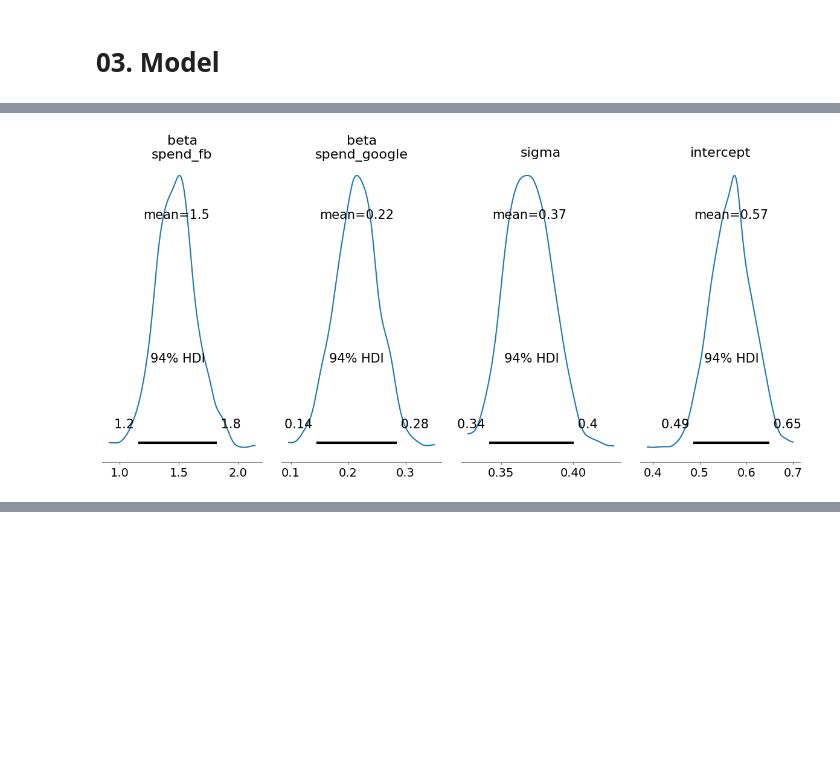
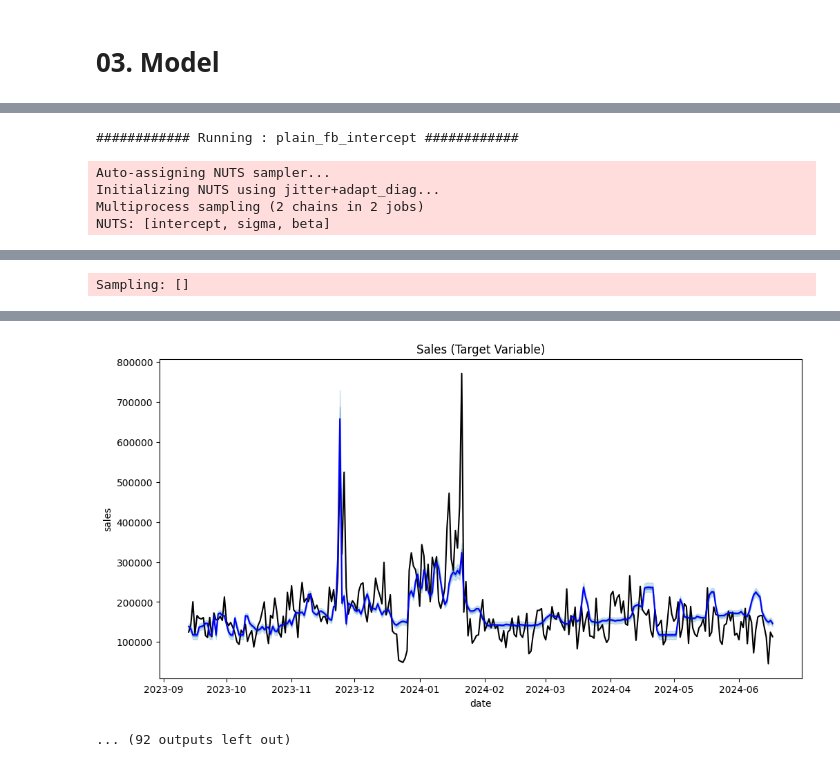
Before and after one commit to mkelk/mma_experiments, a Jupyter notebook: Mongine/01_simple_driving.ipynb, the cells around one changed output, grey strips where cells are left out. Cells and saved outputs as stored; diff of their text form; code cells hidden in the pictures; blank space fills up the shorter version.

Commit message:
show different models systematically

```diff
--- a/Mongine/01_simple_driving.ipynb
+++ b/Mongine/01_simple_driving.ipynb
@@ -75,9 +53,13 @@ df[["spend_fb", "spend_google", "sales"]].plot(ax=ax)
 # %% [markdown]
 # 03. Model
 # %%
-# mmm = MMMFbGoogleMetrics(data, fb_metric="clicks_fb", google_metric="clicks_google")
+# mmm = MMMFbGoogleMetrics(data, channelnames=["spend_fb", "spend_google"], fb_metric="clicks_fb", google_metric="clicks_google")
 # mmm = MMMFbGoogleMetrics(data, fb_metric="purchases_fb", google_metric="clicks_google")
-mmm = MMMChannelsStraight(data, channelnames=["spend_fb", "spend_google"], allowIntercept=True)
+# mmm = MMMChannelsStraight(data, channelnames=["spend_fb", "spend_google"])
+mmm = MMMChannelsStraight(data, channelnames=["spend_google"], allowIntercept=False)
+# mmm = MMMChannelsStraightConfounder(data, channelnames=["spend_fb", "spend_google"])
+# mmm = MMMChannelsStraight(data, ["spend_fb", "spend_google"], allowIntercept=True, allowAdstockAndSat=True)
+
 mmm.define_model()
 # %%
 mmm.fit()
@@ -106,4 +70,33 @@ Sampling: []
 # %%
 mmm.plot_parm_dist()
-# %% [output]
-[figure, removed]
+# %%
+def run_and_show_model(mmm, name):
+    print(f"############ Running : {name} ############")
+    mmm.define_model()
+    mmm.fit()
+    graph = pm.model_to_graphviz(model=mmm.model)
+    display(graph)
+    mmm.plot_posterior_predictive()
+    plt.show()
+    mmm.plot_parm_dist()
+    plt.show()
+# %%
+models = {
+    "plain_fb_intercept": MMMChannelsStraight(data, channelnames=["spend_fb"], allowIntercept=True),
+    "plain_google_intercept": MMMChannelsStraight(data, channelnames=["spend_google"], allowIntercept=True),
+    "plain_fb_google": MMMChannelsStraight(data, channelnames=["spend_fb", "spend_google"], allowIntercept=False),
+    "plain_fb_google_intercept": MMMChannelsStraight(data, channelnames=["spend_fb", "spend_google"], allowIntercept=True),
+    "fb_google_intercept_adstock": MMMChannelsStraight(data, ["spend_fb", "spend_google"], allowIntercept=True, allowAdstockAndSat=True),
+    "fb_google_confounded": MMMChannelsStraightConfounder(data, channelnames=["spend_fb", "spend_google"]),
+    "fb_clicks_google_clicks": MMMFbGoogleMetrics(data, channelnames=["spend_fb", "spend_google"], fb_metric="clicks_fb", google_metric="clicks_google"),
+    "fb_impressions_google_impressions": MMMFbGoogleMetrics(data, channelnames=["spend_fb", "spend_google"], fb_metric="impressions_fb", google_metric="impressions_google"),
+}
+
+for name, model in models.items():
+    run_and_show_model(model, name)
+# %% [output]
+############ Running : plain_fb_intercept ############
+Auto-assigning NUTS sampler...
+Initializing NUTS using jitter+adapt_diag...
+Multiprocess sampling (2 chains in 2 jobs)
+NUTS: [intercept, sigma, beta]
@@ -109,0 +109 @@ mmm.plot_parm_dist()
+Sampling: []
@@ -109,0 +113,2 @@ mmm.plot_parm_dist()
+[figure, added]
+... (92 outputs left out)
```
Also changed, not shown: parts of 10 cells of this notebook, 2 other files.
